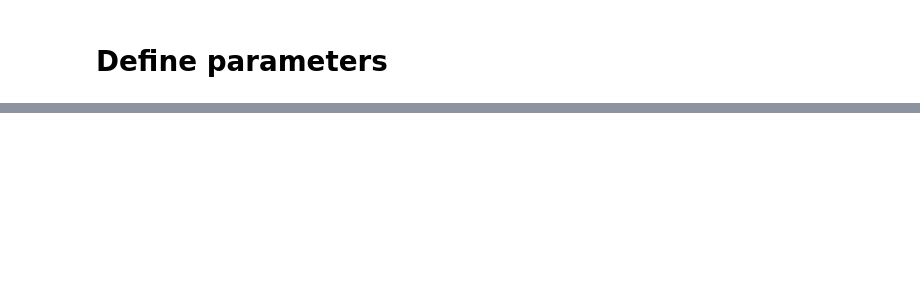
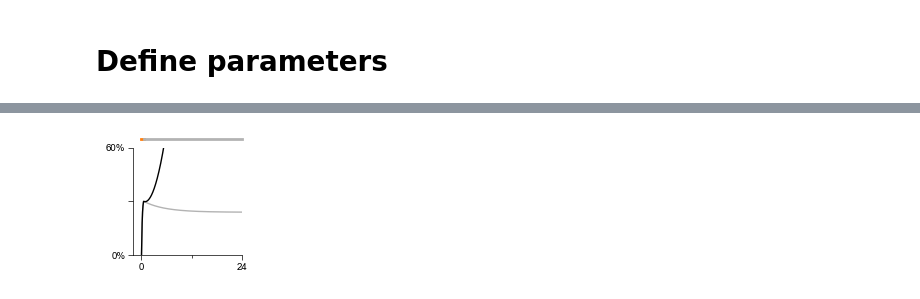
Before and after one commit to jay-bhasin/consolidation-integration, a Jupyter notebook: notebooks/simulations-hebbian.ipynb, the cells around one changed output, grey strips where cells are left out. Cells and saved outputs as stored; diff of their text form; code cells hidden in the pictures; blank space fills up the shorter version.

```diff
--- a/notebooks/simulations-hebbian.ipynb
+++ b/notebooks/simulations-hebbian.ipynb
@@ -83,0 +86,3 @@ rs_post = lambda t: 0
+# %%
+gain = lambda w, v: params['k_eye']*((params['mf_sensitivity']*v -
+                                    params['k_pf_h']*params['w_pc_mvn']*w))
@@ -239,0 +284,3 @@ plt.tight_layout()
+# %%
+gain_no_input = gain(y_no_input[0,:]-params['w_inh_h'], y_no_input[1,:])
+gain_input = gain(y_input[0,:]-params['w_inh_h'], y_input[1,:])
@@ -239,0 +296,25 @@ plt.tight_layout()
+# %%
+plt.figure(figsize=(1.4,1.4))
+# plt.plot([-2,24], [0,0],'k--',lw=0.75)
+
+plt.plot([0, 0.5],[0.65,]*2,  c='C1', lw=2, clip_on=False)
+plt.plot([0.5, 24], [0.65,]*2,  c=(0.7,)*3, lw=2, clip_on=False)
+
+plt.plot(t_sol, (gain_no_input - gain_no_input[0])/gain_no_input[0], c=(0.7,)*3,lw=1)
+plt.plot(t_sol, (gain_input - gain_input[0])/gain_input[0], c='k',lw=1)
+# plt.plot(t_sol, (gain_less - gain_less[0])/gain_less[0], c=(0.66,)*3)
+plt.ylim([0, 0.6])
+plt.xlim([-2,24])
+
+ax = plt.gca()
+ax.spines['top'].set_visible(False)
+ax.spines['right'].set_visible(False)
+
+ax.set_yticks([0, 0.3, 0.6])
+ax.set_yticklabels(['0%','','60%'])
+
+ax.set_xticks([0,12,24])
+ax.set_xticks([0, 24])
+ax.set_xticks([12], minor=True)
+# %% [output]
+[figure, added]
```
Also changed, not shown: parts of 25 cells of this notebook, 16 other files.
